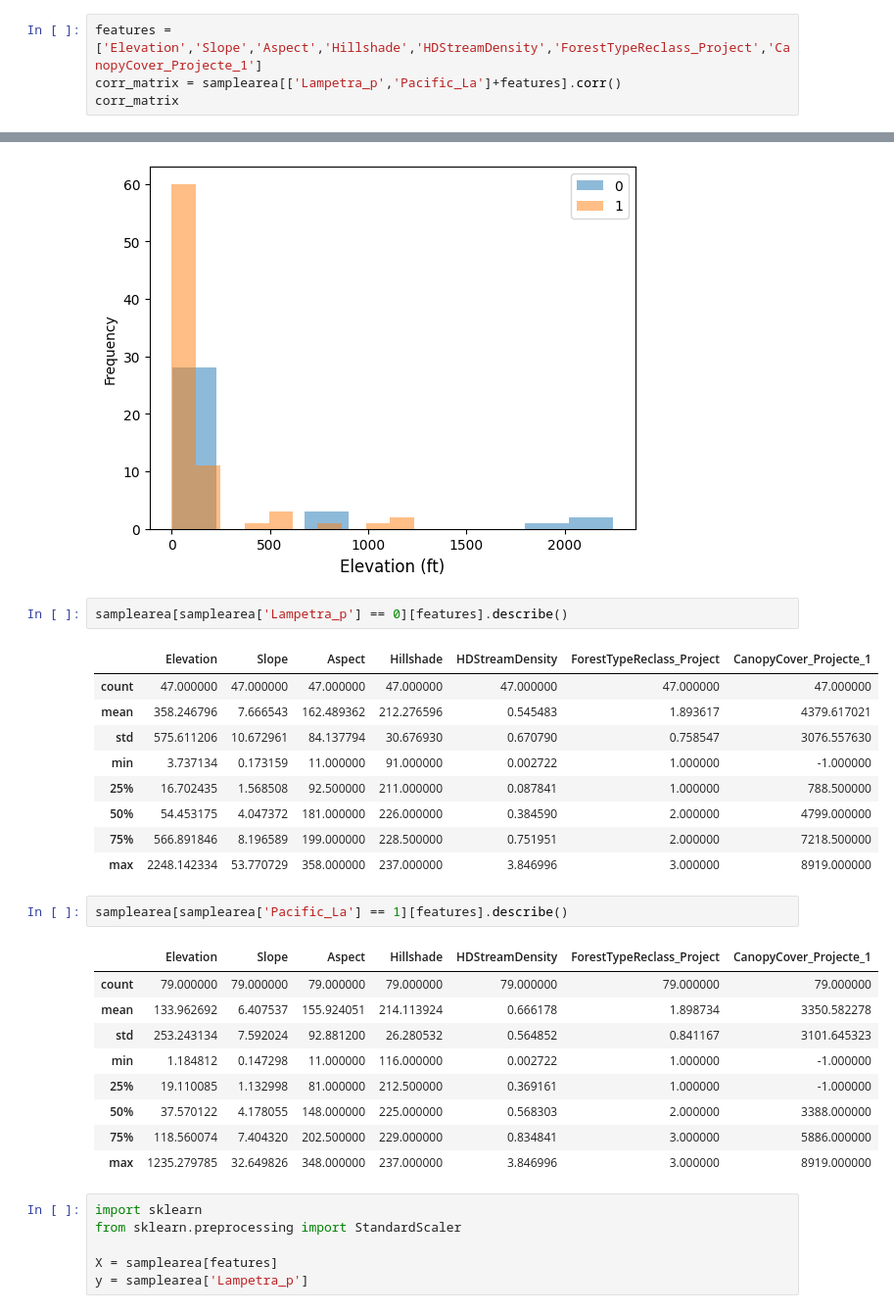
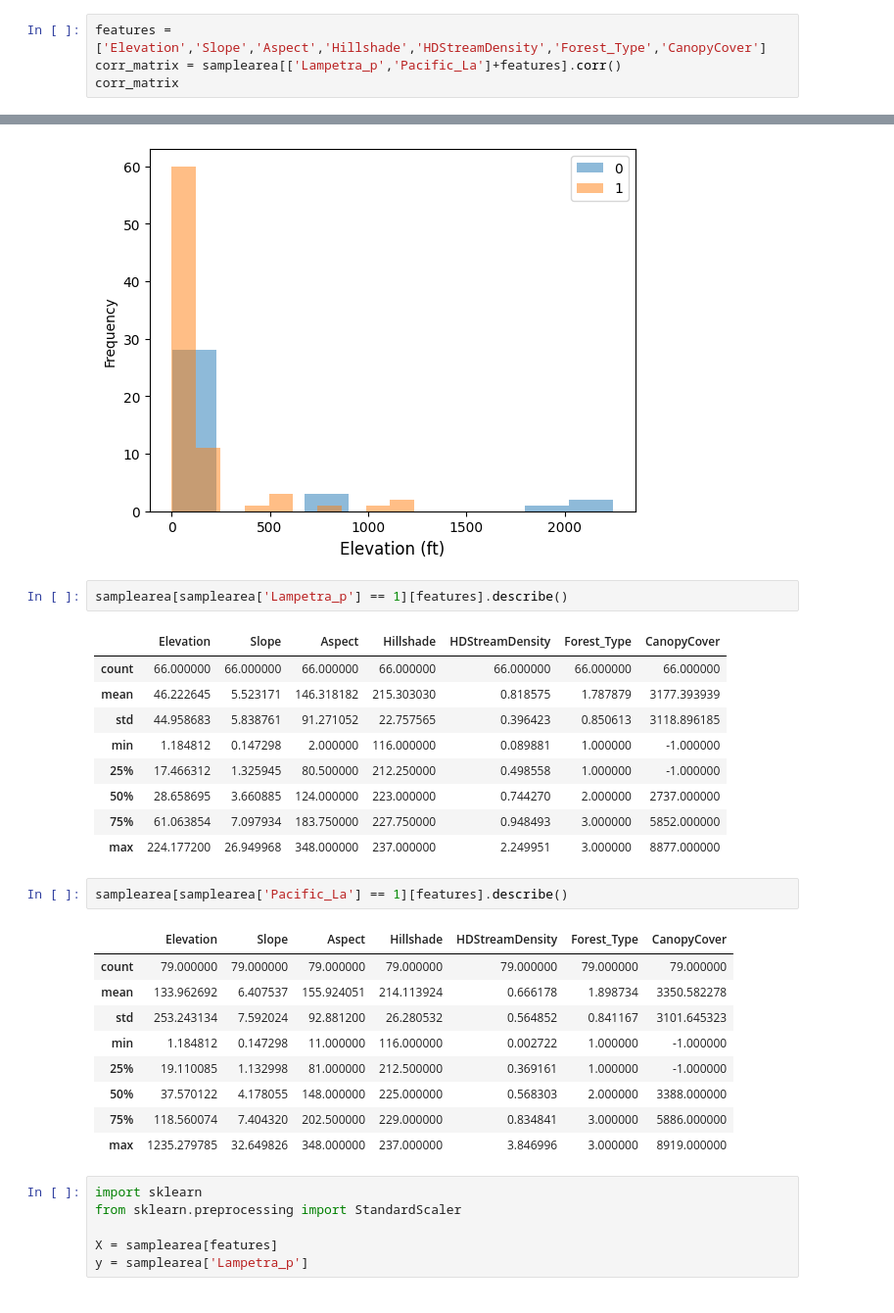
Before and after one commit to pjung4/OregonLampreySuitabilityModel, a Jupyter notebook: Distribution Model.ipynb, the cells around one changed output, grey strips where cells are left out. Shown at 98% size. Saved outputs shown, nothing was run; the diff lists cells and outputs as text.

```diff
--- a/Distribution Model.ipynb
+++ b/Distribution Model.ipynb
@@ -53,7 +53,7 @@ samplearea = samplearea[samplearea['Pacific_La']!='ND']
 samplearea.Lampetra_p.replace(('Y', 'N'), (1, 0), inplace=True)
 samplearea.Pacific_La.replace(('Y', 'N'), (1, 0), inplace=True)
 # %%
-features = ['Elevation','Slope','Aspect','Hillshade','HDStreamDensity','ForestTypeReclass_Project','CanopyCover_Projecte_1']
+features = ['Elevation','Slope','Aspect','Hillshade','HDStreamDensity','Forest_Type','CanopyCover']
 corr_matrix = samplearea[['Lampetra_p','Pacific_La']+features].corr()
 corr_matrix
 # %% [output]
@@ -78,21 +78,21 @@ plt.xlabel('Elevation (ft)', size= 'large');
 # %% [output]
 [figure]
 # %%
-samplearea[samplearea['Lampetra_p'] == 0][features].describe()
+samplearea[samplearea['Lampetra_p'] == 1][features].describe()
 # %% [output]
-|  | Elevation | Slope | Aspect | Hillshade | HDStreamDensity | ForestTypeReclass_Project | CanopyCover_Projecte_1 |
-| count | 47.000000 | 47.000000 | 47.000000 | 47.000000 | 47.000000 | 47.000000 | 47.000000 |
-| mean | 358.246796 | 7.666543 | 162.489362 | 212.276596 | 0.545483 | 1.893617 | 4379.617021 |
-| std | 575.611206 | 10.672961 | 84.137794 | 30.676930 | 0.670790 | 0.758547 | 3076.557630 |
-| min | 3.737134 | 0.173159 | 11.000000 | 91.000000 | 0.002722 | 1.000000 | -1.000000 |
-| 25% | 16.702435 | 1.568508 | 92.500000 | 211.000000 | 0.087841 | 1.000000 | 788.500000 |
-| 50% | 54.453175 | 4.047372 | 181.000000 | 226.000000 | 0.384590 | 2.000000 | 4799.000000 |
-| 75% | 566.891846 | 8.196589 | 199.000000 | 228.500000 | 0.751951 | 2.000000 | 7218.500000 |
-| max | 2248.142334 | 53.770729 | 358.000000 | 237.000000 | 3.846996 | 3.000000 | 8919.000000 |
+|  | Elevation | Slope | Aspect | Hillshade | HDStreamDensity | Forest_Type | CanopyCover |
+| count | 66.000000 | 66.000000 | 66.000000 | 66.000000 | 66.000000 | 66.000000 | 66.000000 |
+| mean | 46.222645 | 5.523171 | 146.318182 | 215.303030 | 0.818575 | 1.787879 | 3177.393939 |
+| std | 44.958683 | 5.838761 | 91.271052 | 22.757565 | 0.396423 | 0.850613 | 3118.896185 |
+| min | 1.184812 | 0.147298 | 2.000000 | 116.000000 | 0.089881 | 1.000000 | -1.000000 |
+| 25% | 17.466312 | 1.325945 | 80.500000 | 212.250000 | 0.498558 | 1.000000 | -1.000000 |
+| 50% | 28.658695 | 3.660885 | 124.000000 | 223.000000 | 0.744270 | 2.000000 | 2737.000000 |
+| 75% | 61.063854 | 7.097934 | 183.750000 | 227.750000 | 0.948493 | 3.000000 | 5852.000000 |
+| max | 224.177200 | 26.949968 | 348.000000 | 237.000000 | 2.249951 | 3.000000 | 8877.000000 |
 # %%
 samplearea[samplearea['Pacific_La'] == 1][features].describe()
 # %% [output]
-|  | Elevation | Slope | Aspect | Hillshade | HDStreamDensity | ForestTypeReclass_Project | CanopyCover_Projecte_1 |
+|  | Elevation | Slope | Aspect | Hillshade | HDStreamDensity | Forest_Type | CanopyCover |
 | count | 79.000000 | 79.000000 | 79.000000 | 79.000000 | 79.000000 | 79.000000 | 79.000000 |
 | mean | 133.962692 | 6.407537 | 155.924051 | 214.113924 | 0.666178 | 1.898734 | 3350.582278 |
 | std | 253.243134 | 7.592024 | 92.881200 | 26.280532 | 0.564852 | 0.841167 | 3101.645323 |
```
Also changed, not shown: parts of 6 cells of this notebook.
